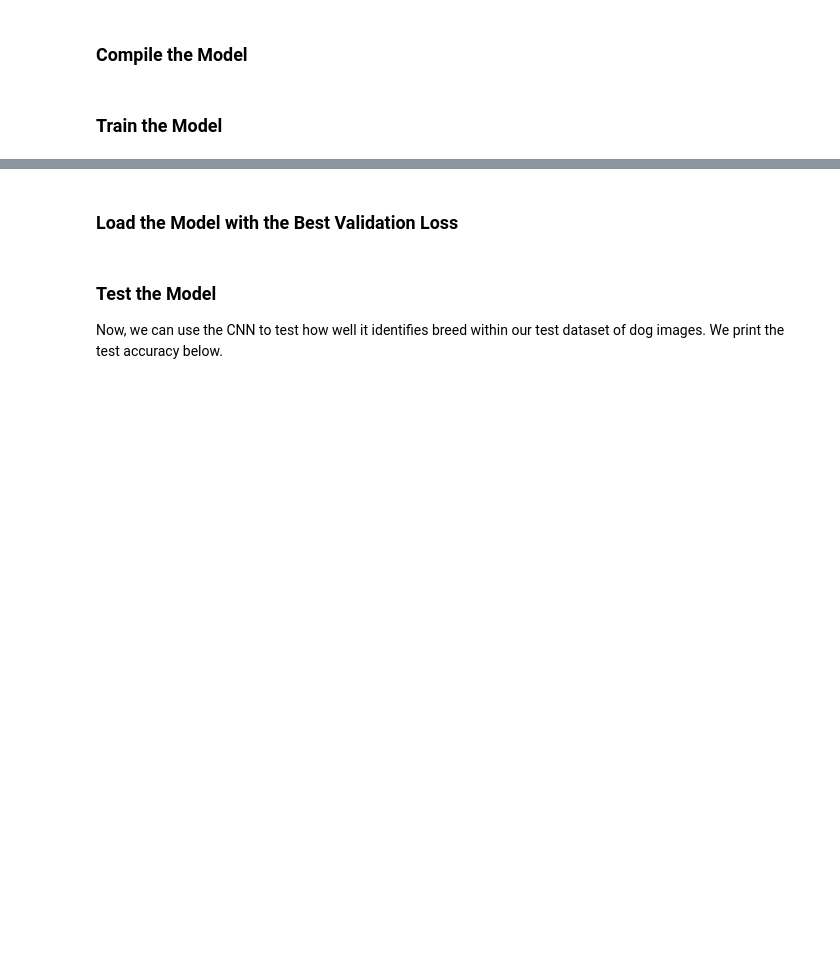
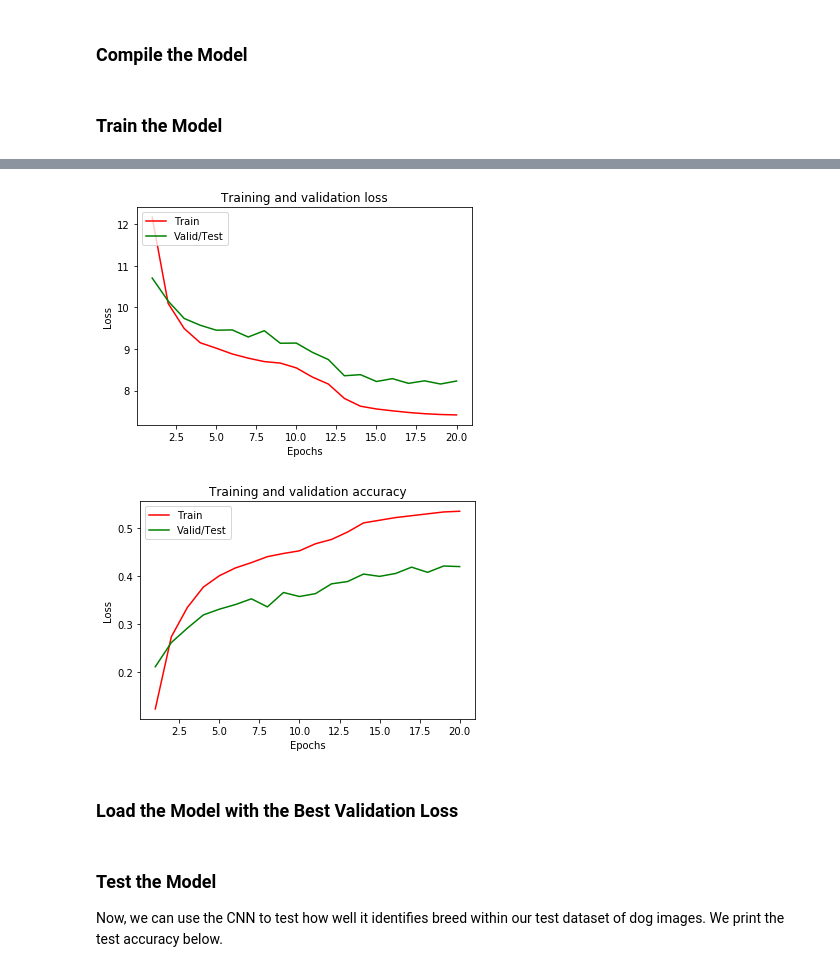
Before and after one commit to yz14689/DSNP_Capstone, a Jupyter notebook: dog_app.ipynb, the cells around one changed output, grey strips where cells are left out. Saved outputs shown, nothing was run; the diff lists cells and outputs as text; code cells hidden in the pictures; blank space fills up the shorter version.

```diff
--- a/dog_app.ipynb
+++ b/dog_app.ipynb
@@ -633,3 +801,11 @@ Epoch 20/20
+# %%
+# plotting training and validationloss and accuracy
+
+plotloss(his_VGG16_model )
+plotaccurary(his_VGG16_model )
+# %% [output]
+[figure, added]
+[figure, added]
 # %% [markdown]
 ### Load the Model with the Best Validation Loss
 # %%
```
Also changed, not shown: parts of 23 cells of this notebook.
